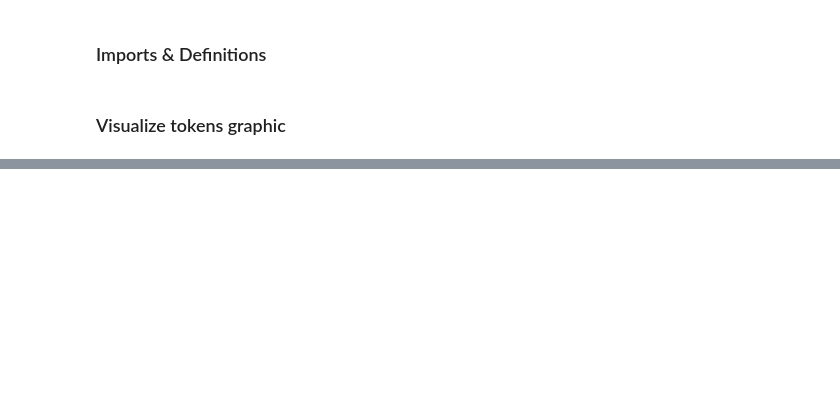
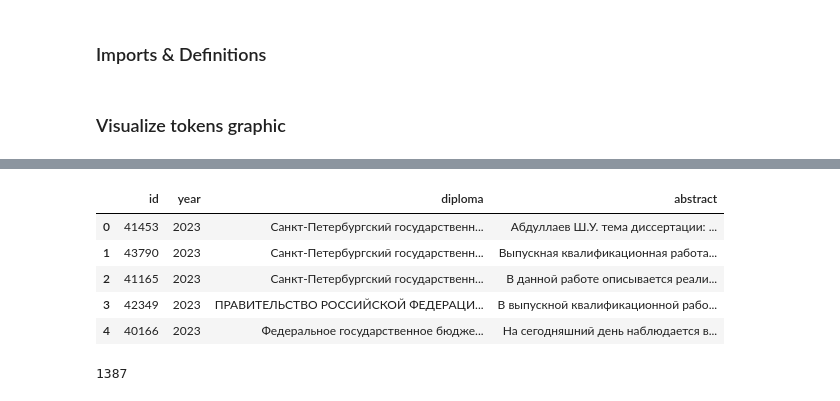
Before and after one commit to DenisovNikita/long_context_LLMs, a Jupyter notebook: src/notebooks/junk/visualization.ipynb, the cells around one changed output, grey strips where cells are left out. Drawn from its saved outputs; the diff is of its cells as text; code cells hidden in the pictures; blank space fills up the shorter version.

```diff
--- a/src/notebooks/junk/visualization.ipynb
+++ b/src/notebooks/junk/visualization.ipynb
@@ -13,0 +40,15 @@ plot_tokens_distributions(ARTIFACTS_DIR_PATH.joinpath("tokens/full_russian_diplo
+# %%
+test_df = pd.read_csv(ARTIFACTS_DIR_PATH.joinpath("parsing/diplomas/spbu/russian_stupid_filter_dataset.csv"))
+test_df = test_df[test_df["year"] == 2023]
+test_df.head()
+# %% [output]
+|  | id | year | diploma | abstract |
+| 0 | 41453 | 2023 | Санкт-Петербургский государственн... | Абдуллаев Ш.У. тема диссертации: ... |
+| 1 | 43790 | 2023 | Санкт-Петербургский государственн... | Выпускная квалификационная работа... |
+| 2 | 41165 | 2023 | Санкт-Петербургский государственн... | В данной работе описывается реали... |
+| 3 | 42349 | 2023 | ПРАВИТЕЛЬСТВО РОССИЙСКОЙ ФЕДЕРАЦИ... | В выпускной квалификационной рабо... |
+| 4 | 40166 | 2023 | Федеральное государственное бюдже... | На сегодняшний день наблюдается в... |
+# %%
+len(test_df)
+# %% [output]
+1387
```
Also changed, not shown: parts of 5 cells of this notebook, 49 other files.
